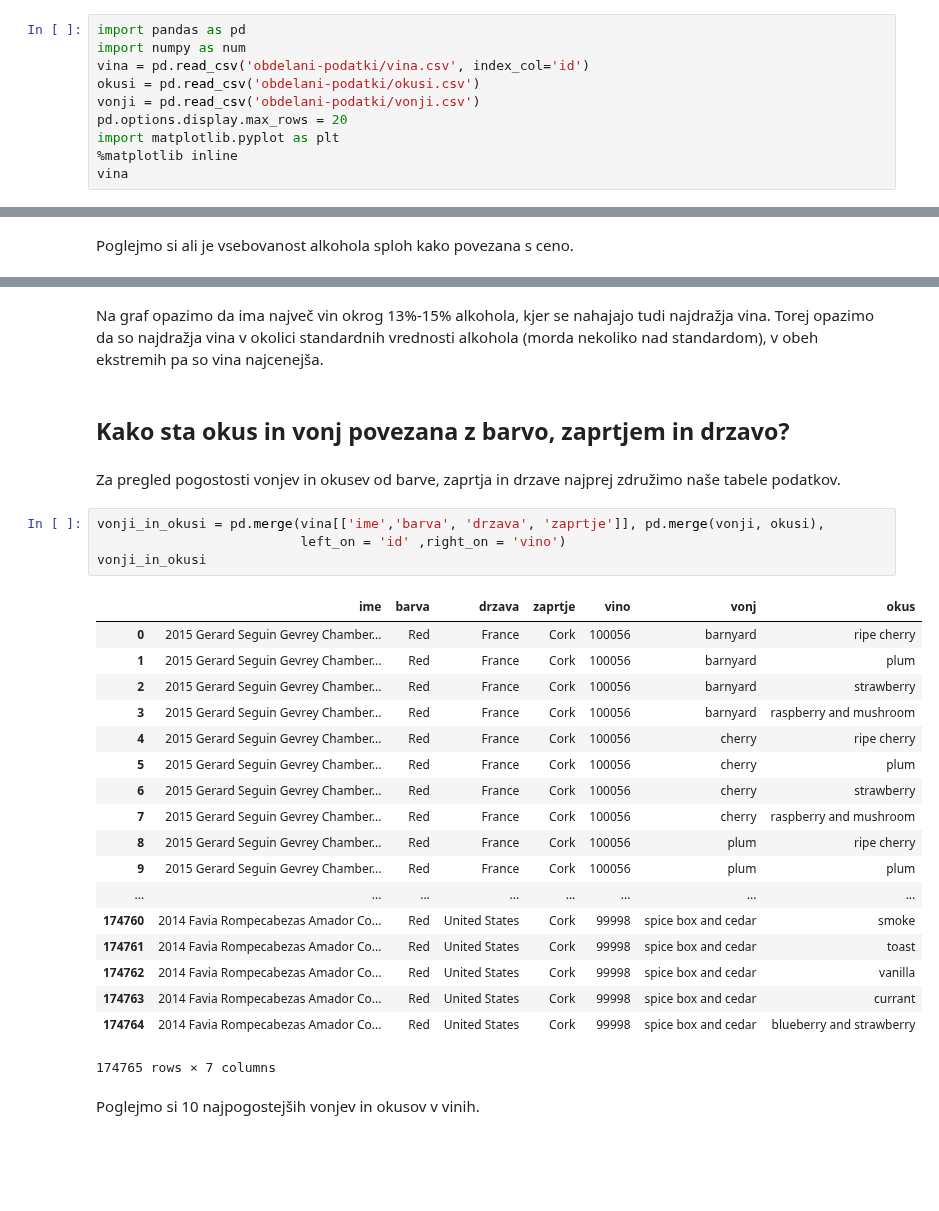
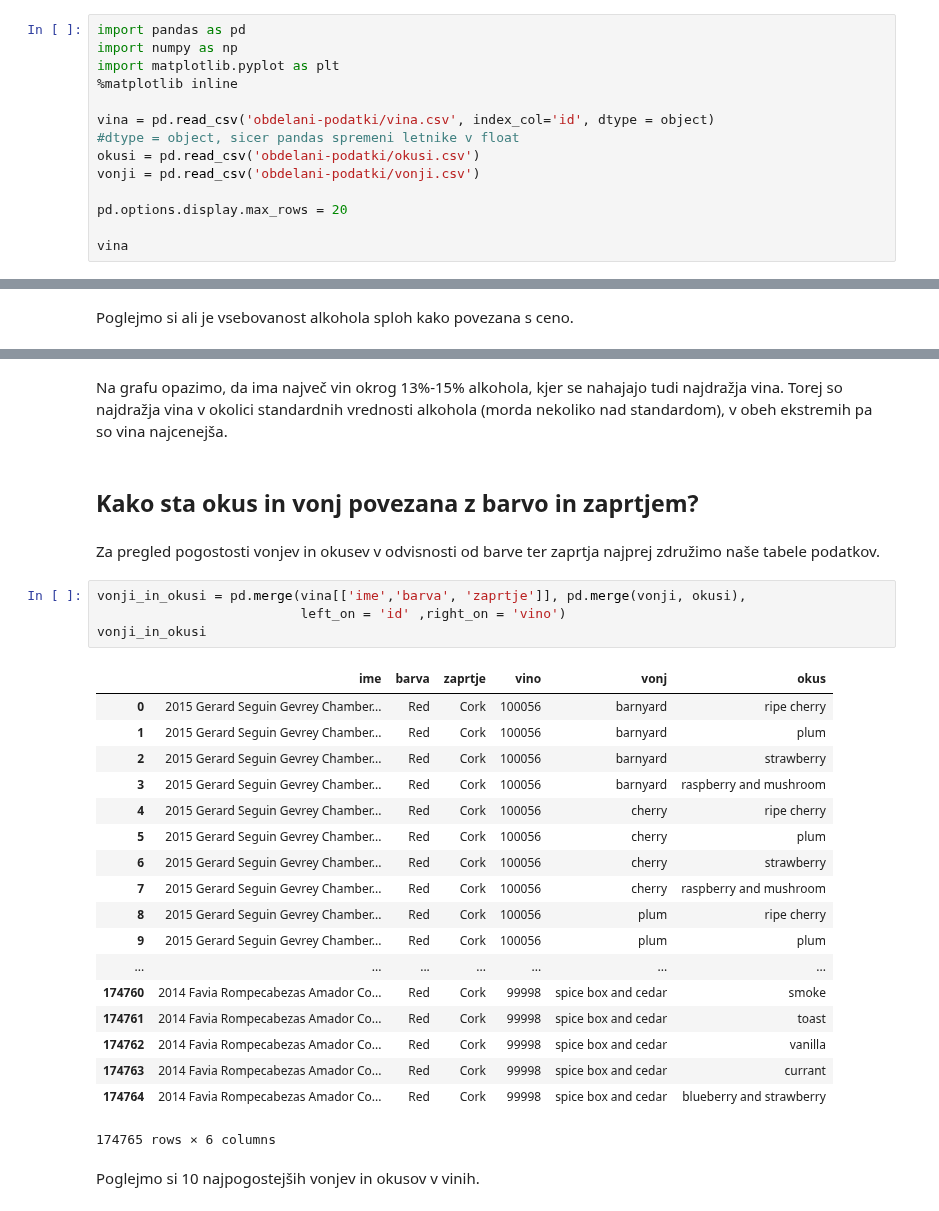
Before and after one commit to ajdalemut/vina, a Jupyter notebook: Vina.ipynb, the cells around one changed output, grey strips where cells are left out. Drawn from its saved outputs; the diff is of its cells as text; blank space fills up the shorter version.

```diff
--- a/Vina.ipynb
+++ b/Vina.ipynb
@@ -7,13 +7,17 @@ Vsi podatki v analizi so zajeti iz [winelibrary](https://winelibrary.com/search?
 ## Predpriprava
 # %%
 import pandas as pd
-import numpy as num
-vina = pd.read_csv('obdelani-podatki/vina.csv', index_col='id')
+import numpy as np
+import matplotlib.pyplot as plt
+%matplotlib inline
+
+vina = pd.read_csv('obdelani-podatki/vina.csv', index_col='id', dtype = object)
+#dtype = object, sicer pandas spremeni letnike v float
 okusi = pd.read_csv('obdelani-podatki/okusi.csv')
 vonji = pd.read_csv('obdelani-podatki/vonji.csv')
+
 pd.options.display.max_rows = 20
-import matplotlib.pyplot as plt
-%matplotlib inline
+
 vina
 # %% [output]
 |  | ime | barva | letnik | drzava | regija | cena | alkohol | zaprtje | ocena |
@@ -171,32 +155,32 @@ ax.set(xlabel = 'Alkohol', ylabel = 'Cena', title = 'Graf cene v odvisnosti od a
 # %% [markdown]
-Na graf opazimo da ima največ vin okrog 13%-15% alkohola, kjer se nahajajo tudi najdražja vina. Torej opazimo da so najdražja vina v okolici standardnih vrednosti alkohola (morda nekoliko nad standardom), v obeh ekstremih pa so vina najcenejša.
+Na grafu opazimo, da ima največ vin okrog 13%-15% alkohola, kjer se nahajajo tudi najdražja vina. Torej so najdražja vina v okolici standardnih vrednosti alkohola (morda nekoliko nad standardom), v obeh ekstremih pa so vina najcenejša.
 # %% [markdown]
-## Kako sta okus in vonj povezana z barvo, zaprtjem in drzavo?
+## Kako sta okus in vonj povezana z barvo in zaprtjem?
 # %% [markdown]
-Za pregled pogostosti vonjev in okusev od barve, zaprtja in drzave najprej združimo naše tabele podatkov.
+Za pregled pogostosti vonjev in okusev v odvisnosti od barve ter zaprtja najprej združimo naše tabele podatkov.
 # %%
-vonji_in_okusi = pd.merge(vina[['ime','barva', 'drzava', 'zaprtje']], pd.merge(vonji, okusi),
+vonji_in_okusi = pd.merge(vina[['ime','barva', 'zaprtje']], pd.merge(vonji, okusi),
                           left_on = 'id' ,right_on = 'vino')
 vonji_in_okusi
 # %% [output]
-|  | ime | barva | drzava | zaprtje | vino | vonj | okus |
-| 0 | 2015 Gerard Seguin Gevrey Chamber... | Red | France | Cork | 100056 | barnyard | ripe cherry |
-| 1 | 2015 Gerard Seguin Gevrey Chamber... | Red | France | Cork | 100056 | barnyard | plum |
-| 2 | 2015 Gerard Seguin Gevrey Chamber... | Red | France | Cork | 100056 | barnyard | strawberry |
-| 3 | 2015 Gerard Seguin Gevrey Chamber... | Red | France | Cork | 100056 | barnyard | raspberry and mushroom |
-| 4 | 2015 Gerard Seguin Gevrey Chamber... | Red | France | Cork | 100056 | cherry | ripe cherry |
-| 5 | 2015 Gerard Seguin Gevrey Chamber... | Red | France | Cork | 100056 | cherry | plum |
-| 6 | 2015 Gerard Seguin Gevrey Chamber... | Red | France | Cork | 100056 | cherry | strawberry |
-| 7 | 2015 Gerard Seguin Gevrey Chamber... | Red | France | Cork | 100056 | cherry | raspberry and mushroom |
-| 8 | 2015 Gerard Seguin Gevrey Chamber... | Red | France | Cork | 100056 | plum | ripe cherry |
-| 9 | 2015 Gerard Seguin Gevrey Chamber... | Red | France | Cork | 100056 | plum | plum |
-| ... | ... | ... | ... | ... | ... | ... | ... |
-| 174760 | 2014 Favia Rompecabezas Amador Co... | Red | United States | Cork | 99998 | spice box and cedar | smoke |
-| 174761 | 2014 Favia Rompecabezas Amador Co... | Red | United States | Cork | 99998 | spice box and cedar | toast |
-| 174762 | 2014 Favia Rompecabezas Amador Co... | Red | United States | Cork | 99998 | spice box and cedar | vanilla |
-| 174763 | 2014 Favia Rompecabezas Amador Co... | Red | United States | Cork | 99998 | spice box and cedar | currant |
-| 174764 | 2014 Favia Rompecabezas Amador Co... | Red | United States | Cork | 99998 | spice box and cedar | blueberry and strawberry |
+|  | ime | barva | zaprtje | vino | vonj | okus |
+| 0 | 2015 Gerard Seguin Gevrey Chamber... | Red | Cork | 100056 | barnyard | ripe cherry |
+| 1 | 2015 Gerard Seguin Gevrey Chamber... | Red | Cork | 100056 | barnyard | plum |
+| 2 | 2015 Gerard Seguin Gevrey Chamber... | Red | Cork | 100056 | barnyard | strawberry |
+| 3 | 2015 Gerard Seguin Gevrey Chamber... | Red | Cork | 100056 | barnyard | raspberry and mushroom |
+| 4 | 2015 Gerard Seguin Gevrey Chamber... | Red | Cork | 100056 | cherry | ripe cherry |
+| 5 | 2015 Gerard Seguin Gevrey Chamber... | Red | Cork | 100056 | cherry | plum |
+| 6 | 2015 Gerard Seguin Gevrey Chamber... | Red | Cork | 100056 | cherry | strawberry |
+| 7 | 2015 Gerard Seguin Gevrey Chamber... | Red | Cork | 100056 | cherry | raspberry and mushroom |
+| 8 | 2015 Gerard Seguin Gevrey Chamber... | Red | Cork | 100056 | plum | ripe cherry |
+| 9 | 2015 Gerard Seguin Gevrey Chamber... | Red | Cork | 100056 | plum | plum |
+| ... | ... | ... | ... | ... | ... | ... |
+| 174760 | 2014 Favia Rompecabezas Amador Co... | Red | Cork | 99998 | spice box and cedar | smoke |
+| 174761 | 2014 Favia Rompecabezas Amador Co... | Red | Cork | 99998 | spice box and cedar | toast |
+| 174762 | 2014 Favia Rompecabezas Amador Co... | Red | Cork | 99998 | spice box and cedar | vanilla |
+| 174763 | 2014 Favia Rompecabezas Amador Co... | Red | Cork | 99998 | spice box and cedar | currant |
+| 174764 | 2014 Favia Rompecabezas Amador Co... | Red | Cork | 99998 | spice box and cedar | blueberry and strawberry |
-174765 rows × 7 columns
+174765 rows × 6 columns
 # %% [markdown]
 Poglejmo si 10 najpogostejših vonjev in okusov v vinih.
 # %%
```
Also changed, not shown: parts of 32 cells of this notebook.
